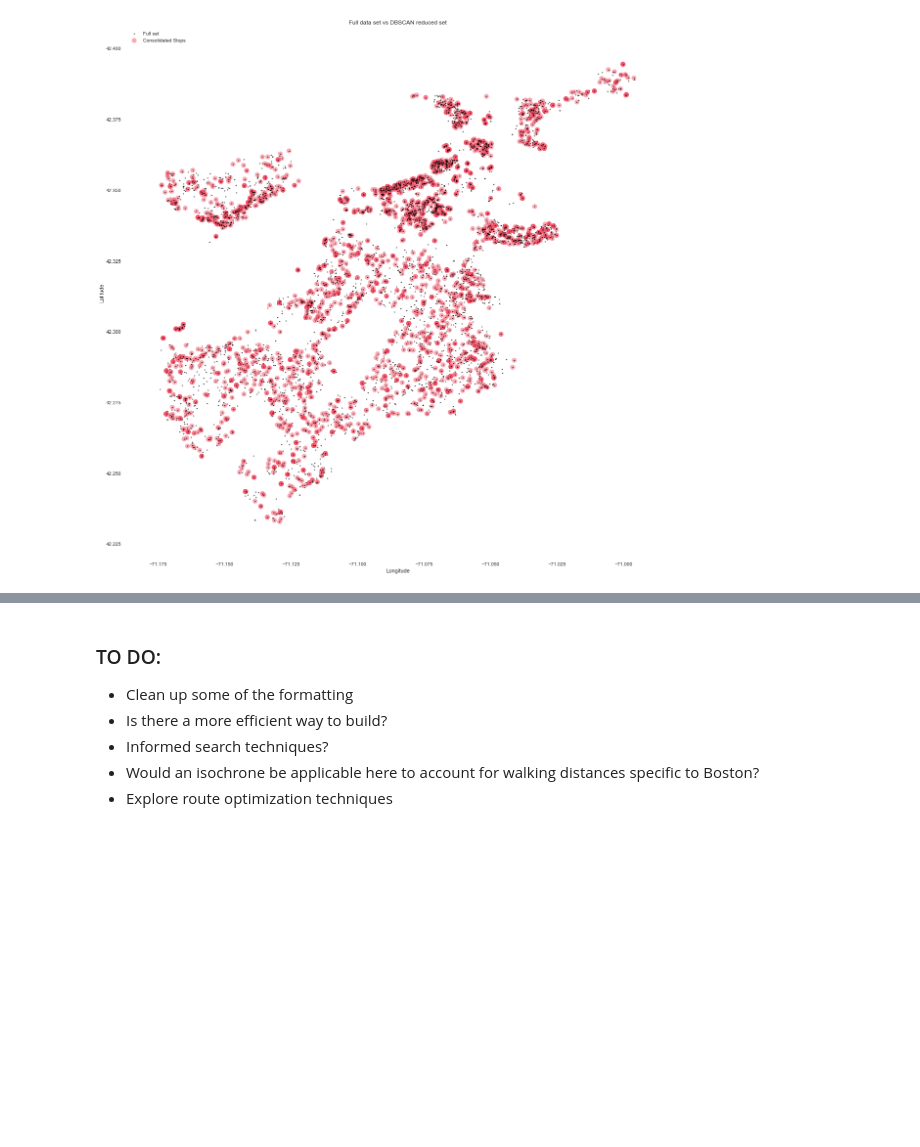
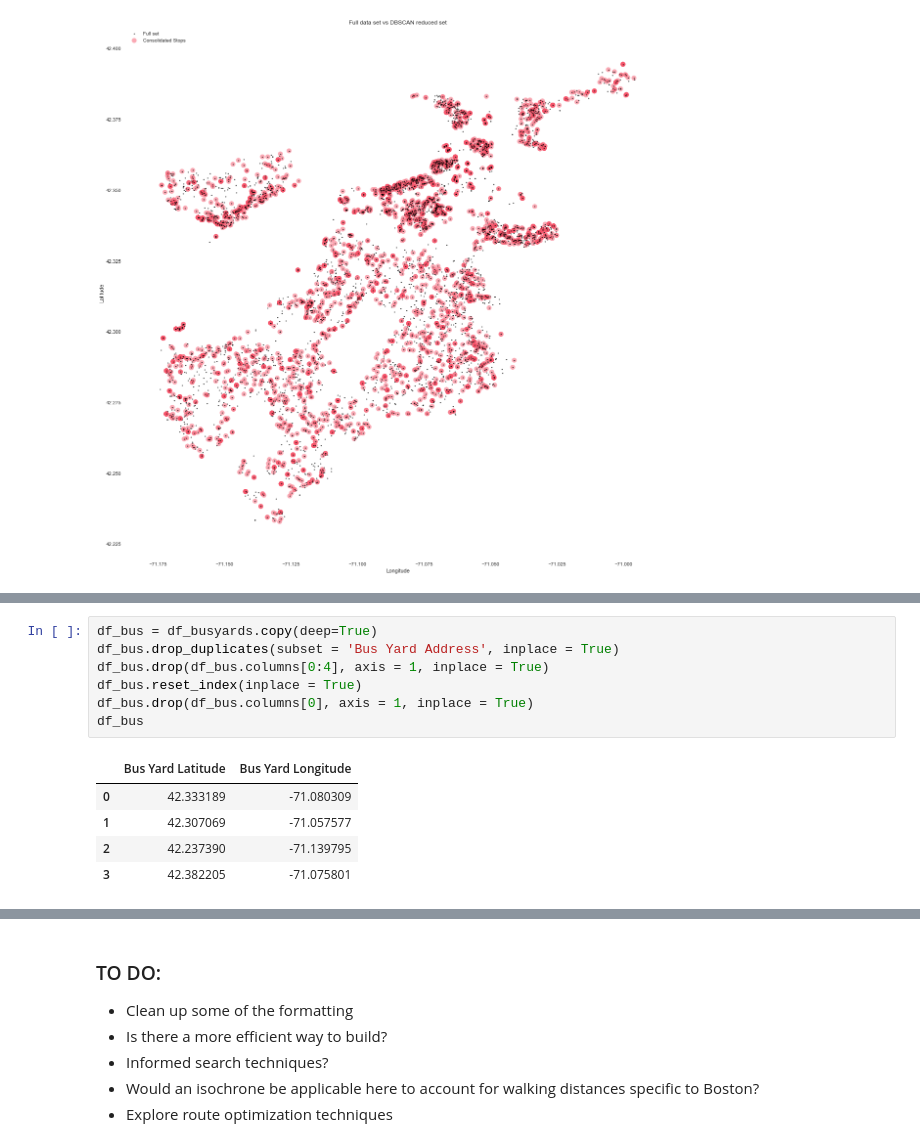
Before and after one commit to tylershannon/BPS-BusRouteOptimization, a Jupyter notebook: Code/BPSRoutingOptimization-170528.ipynb, the cells around one changed output, grey strips where cells are left out. Drawn from its saved outputs; the diff is of its cells as text; blank space fills up the shorter version.

```diff
--- a/Code/BPSRoutingOptimization-170528.ipynb
+++ b/Code/BPSRoutingOptimization-170528.ipynb
@@ -233,0 +250,13 @@ plt.show()
+# %%
+df_bus = df_busyards.copy(deep=True)
+df_bus.drop_duplicates(subset = 'Bus Yard Address', inplace = True)
+df_bus.drop(df_bus.columns[0:4], axis = 1, inplace = True)
+df_bus.reset_index(inplace = True)
+df_bus.drop(df_bus.columns[0], axis = 1, inplace = True)
+df_bus
+# %% [output]
+|  | Bus Yard Latitude | Bus Yard Longitude |
+| 0 | 42.333189 | -71.080309 |
+| 1 | 42.307069 | -71.057577 |
+| 2 | 42.237390 | -71.139795 |
+| 3 | 42.382205 | -71.075801 |
```
Also changed, not shown: parts of 12 cells of this notebook.
